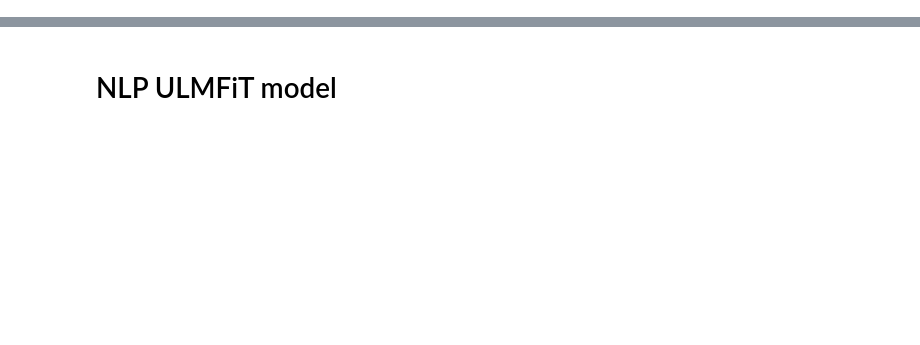
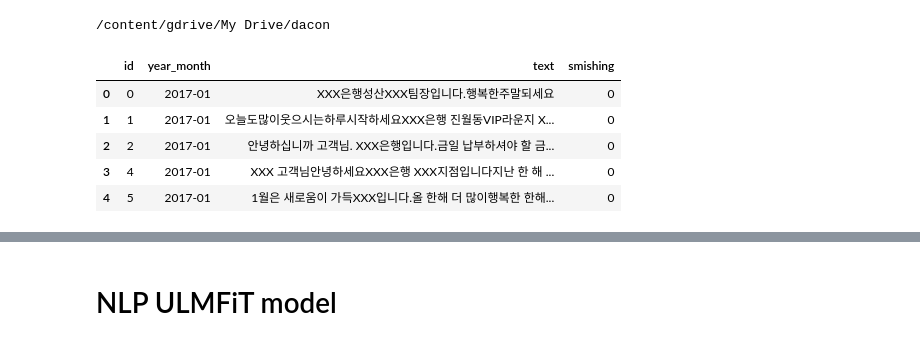
Before and after one commit to WonJunPark/NLP_ULMFiT_model, a Jupyter notebook: NLP_ULMFiT_model.ipynb, the cells around one changed output, grey strips where cells are left out. Saved outputs shown, nothing was run; the diff lists cells and outputs as text; code cells hidden in the pictures; blank space fills up the shorter version.

```diff
--- a/NLP_ULMFiT_model.ipynb
+++ b/NLP_ULMFiT_model.ipynb
@@ -2,0 +34,14 @@
+# %%
+cd /content/gdrive/My Drive/dacon
+# %% [output]
+/content/gdrive/My Drive/dacon
+# %%
+train = pd.read_csv("train.csv") #해당 14th data의 csv 파일 중 train.csv 불러오기
+train.head()
+# %% [output]
+|  | id | year_month | text | smishing |
+| 0 | 0 | 2017-01 | XXX은행성산XXX팀장입니다.행복한주말되세요 | 0 |
+| 1 | 1 | 2017-01 | 오늘도많이웃으시는하루시작하세요XXX은행 진월동VIP라운지 X... | 0 |
+| 2 | 2 | 2017-01 | 안녕하십니까 고객님. XXX은행입니다.금일 납부하셔야 할 금... | 0 |
+| 3 | 4 | 2017-01 | XXX 고객님안녕하세요XXX은행 XXX지점입니다지난 한 해 ... | 0 |
+| 4 | 5 | 2017-01 | 1월은 새로움이 가득XXX입니다.올 한해 더 많이행복한 한해... | 0 |
```
Also changed, not shown: parts of 33 cells of this notebook.
